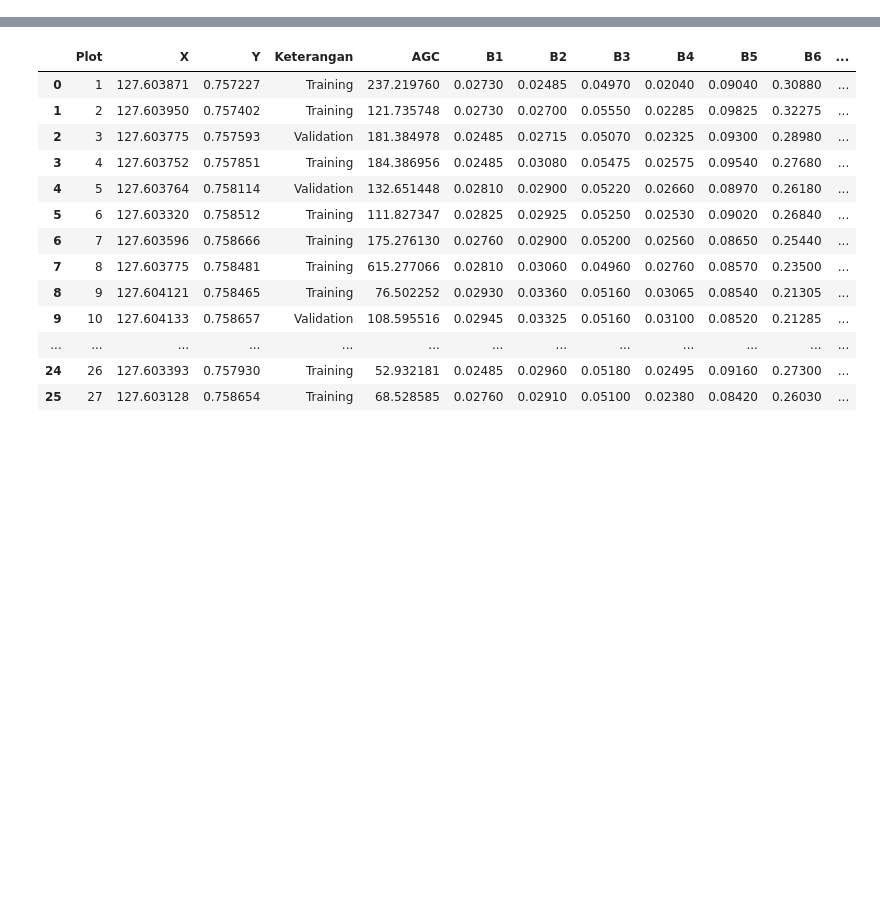
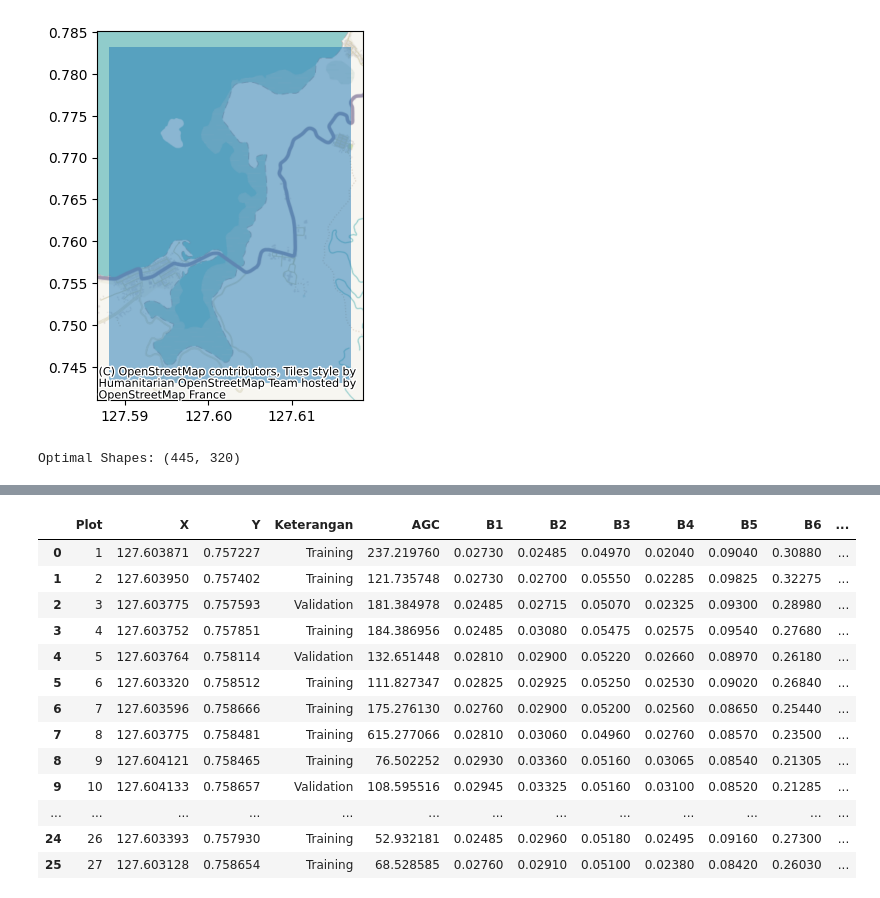
Before and after one commit to ramiqcom/mangrove-sofifi, a Jupyter notebook: notebook/2.modelling.ipynb, the cells around one changed output, grey strips where cells are left out. Saved outputs shown, nothing was run; the diff lists cells and outputs as text; code cells hidden in the pictures; blank space fills up the shorter version.

```diff
--- a/notebook/2.modelling.ipynb
+++ b/notebook/2.modelling.ipynb
@@ -13,2 +21,20 @@ S1_URL = "s1_2024.tif"
 
 SAMPLE_URL = "../data/250204 - Database Riset Mangrove Sofifi Kirim Ramadhan.xlsx"
+# %%
+# Boundary
+roi = gpd.read_file("../data/Boundary_Mng/Boundary_Mng.shp")
+ax = roi.plot(alpha=0.5)
+add_basemap(ax=ax, crs="EPSG:4326")
+# %% [output]
+[figure, added]
+# %%
+# Create a image mask for image shape (height and width)
+# Defined images optimal shape in 30 meter
+# 1 degree = 111.000 meter
+bounds = tuple(roi.total_bounds)
+width = int(abs(bounds[0] - bounds[2]) * 111_000 / 10)
+height = int(abs(bounds[1] - bounds[3]) * 111_000 / 10)
+shape = (height, width)
+print(f"Optimal Shapes: {shape}")
+# %% [output]
+Optimal Shapes: (445, 320)
```
Also changed, not shown: parts of 15 cells of this notebook, 1 other file.
